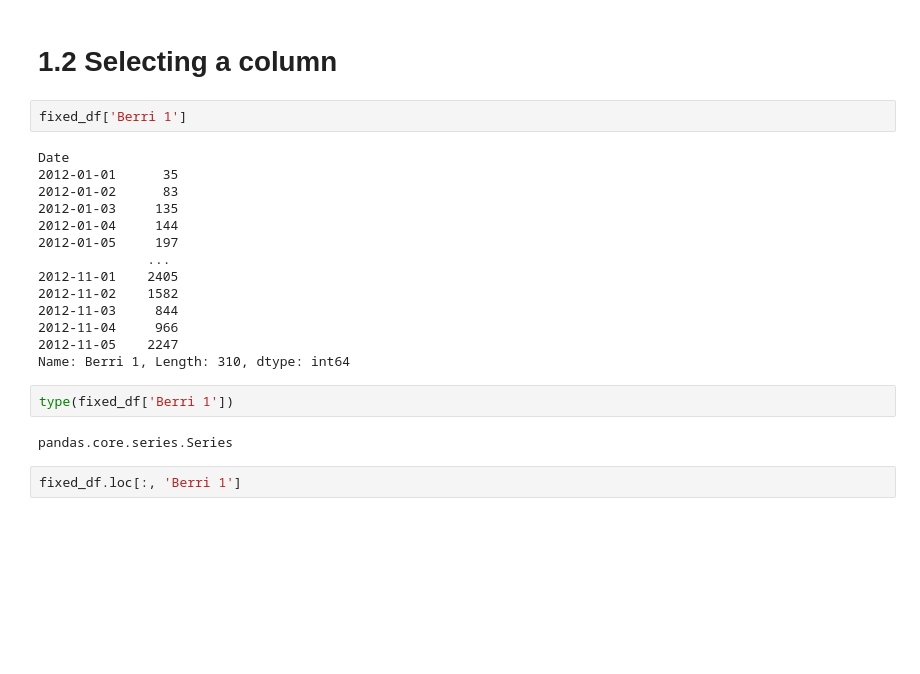
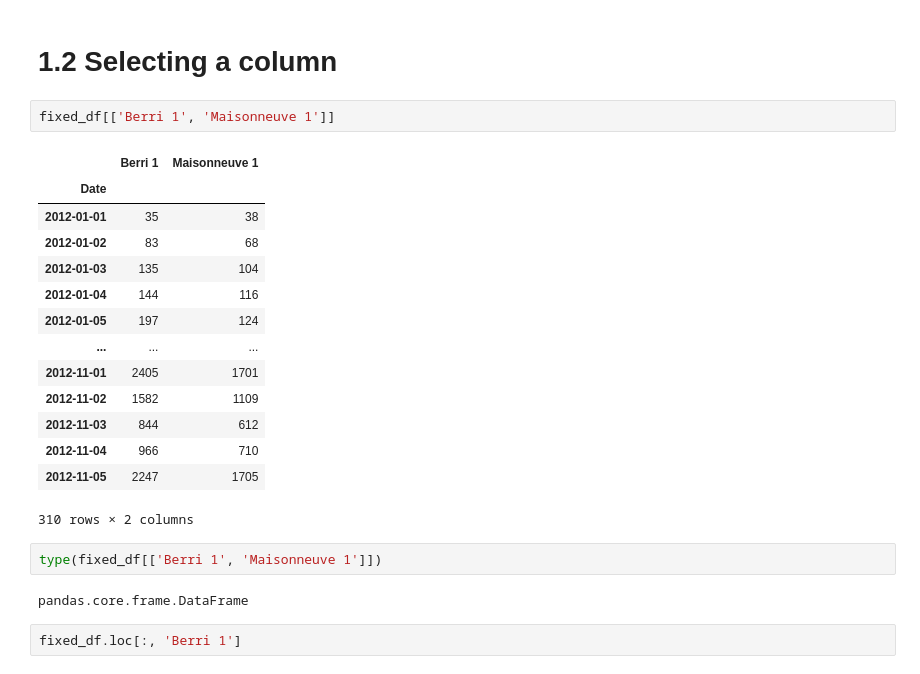
Before and after one commit to lifeisawavesorideit/99_LEARN_jvns_pandas-cookbook, a Jupyter notebook: Chapter01.ipynb, the cells around one changed output. Drawn from its saved outputs; the diff is of its cells as text; blank space fills up the shorter version.

```diff
--- a/Chapter01.ipynb
+++ b/Chapter01.ipynb
@@ -52,25 +52,26 @@ fixed_df
 # %% [markdown]
 # 1.2 Selecting a column
 # %%
-fixed_df['Berri 1']
+fixed_df[['Berri 1', 'Maisonneuve 1']]
 # %% [output]
+|  | Berri 1 | Maisonneuve 1 |
+| Date |  |  |
+| 2012-01-01 | 35 | 38 |
+| 2012-01-02 | 83 | 68 |
+| 2012-01-03 | 135 | 104 |
+| 2012-01-04 | 144 | 116 |
+| 2012-01-05 | 197 | 124 |
+| ... | ... | ... |
+| 2012-11-01 | 2405 | 1701 |
+| 2012-11-02 | 1582 | 1109 |
+| 2012-11-03 | 844 | 612 |
+| 2012-11-04 | 966 | 710 |
+| 2012-11-05 | 2247 | 1705 |
-Date
-2012-01-01      35
-2012-01-02      83
-2012-01-03     135
-2012-01-04     144
-2012-01-05     197
-              ...
-2012-11-01    2405
-2012-11-02    1582
-2012-11-03     844
-2012-11-04     966
-2012-11-05    2247
-Name: Berri 1, Length: 310, dtype: int64
+310 rows × 2 columns
 # %%
-type(fixed_df['Berri 1'])
+type(fixed_df[['Berri 1', 'Maisonneuve 1']])
 # %% [output]
-pandas.core.series.Series
+pandas.core.frame.DataFrame
 # %%
 fixed_df.loc[:, 'Berri 1']
 # %% [output]
```
Also changed, not shown: parts of 5 cells of this notebook.
